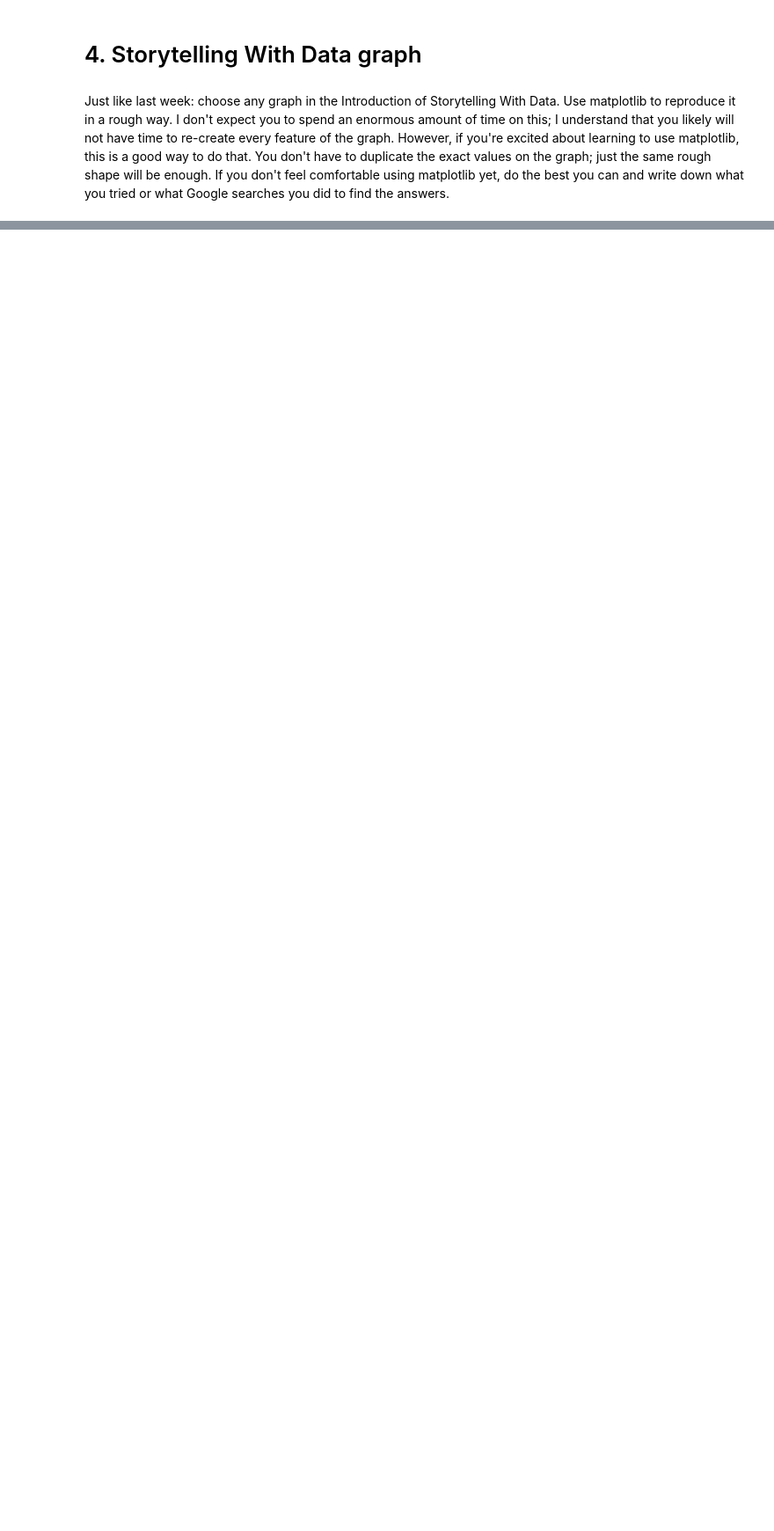
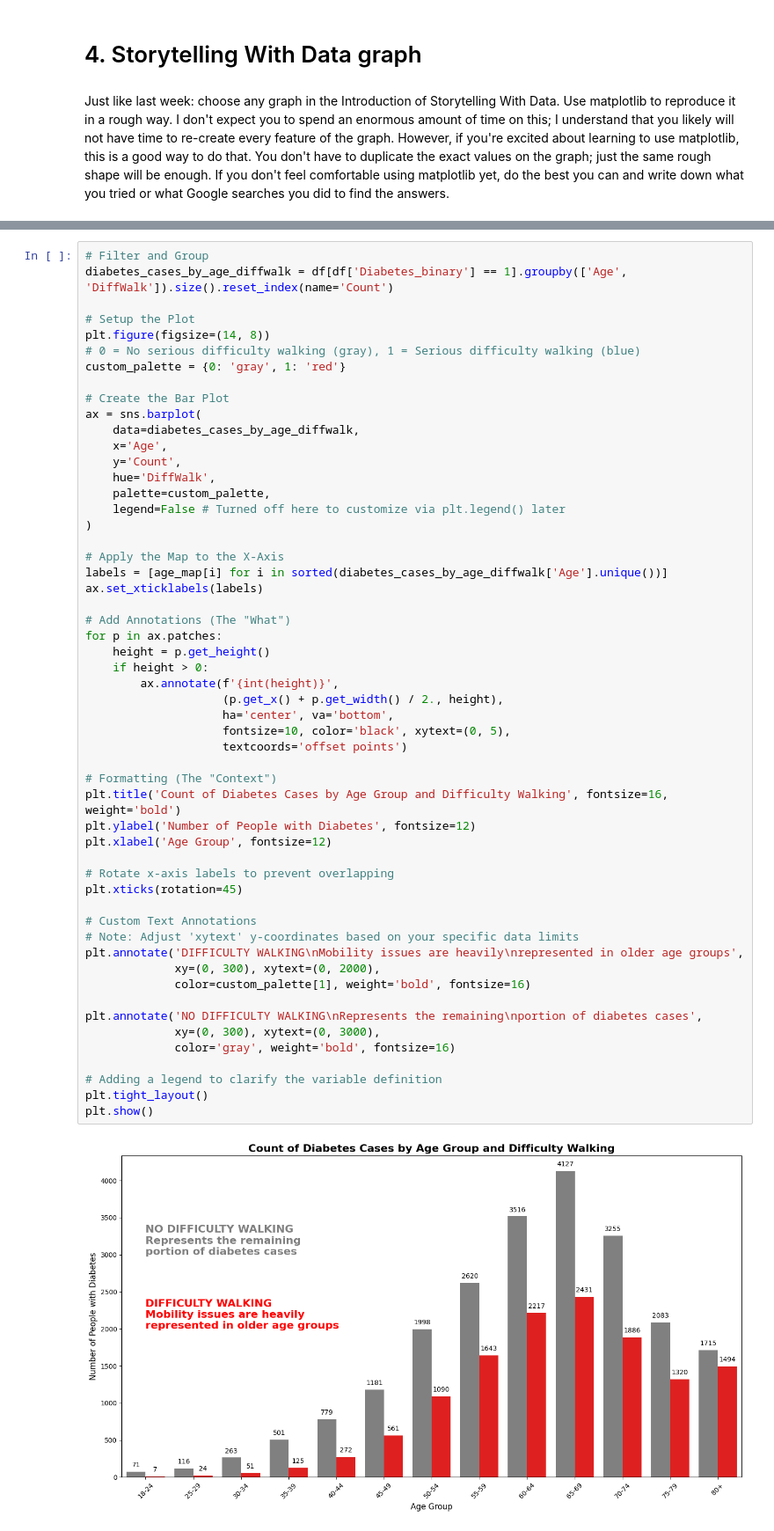
Before and after one commit to wadieabbas/Module-B-semester-2, a Jupyter notebook: OMDS-ModB2-Week2-Abbas-Wadie.ipynb, the cells around one changed output, grey strips where cells are left out. Shown at 88% size. Cells and saved outputs as stored; diff of their text form; blank space fills up the shorter version.

```diff
--- a/OMDS-ModB2-Week2-Abbas-Wadie.ipynb
+++ b/OMDS-ModB2-Week2-Abbas-Wadie.ipynb
@@ -314,3 +310,59 @@ plt.tight_layout() # Ensures labels aren't cut off when saving
 plt.show()
 # %% [output]
 [figure]
+# %%
+# Filter and Group
+diabetes_cases_by_age_diffwalk = df[df['Diabetes_binary'] == 1].groupby(['Age', 'DiffWalk']).size().reset_index(name='Count')
+
+# Setup the Plot
+plt.figure(figsize=(14, 8))
+# 0 = No serious difficulty walking (gray), 1 = Serious difficulty walking (blue)
+custom_palette = {0: 'gray', 1: 'red'}
+
+# Create the Bar Plot
+ax = sns.barplot(
+    data=diabetes_cases_by_age_diffwalk,
+    x='Age',
+    y='Count',
+    hue='DiffWalk',
+    palette=custom_palette,
+    legend=False # Turned off here to customize via plt.legend() later
+)
+
+# Apply the Map to the X-Axis
+labels = [age_map[i] for i in sorted(diabetes_cases_by_age_diffwalk['Age'].unique())]
+ax.set_xticklabels(labels)
+
+# Add Annotations (The "What")
+for p in ax.patches:
+    height = p.get_height()
+    if height > 0:
+        ax.annotate(f'{int(height)}',
+                    (p.get_x() + p.get_width() / 2., height),
+                    ha='center', va='bottom',
+                    fontsize=10, color='black', xytext=(0, 5),
+                    textcoords='offset points')
+
+# Formatting (The "Context")
+plt.title('Count of Diabetes Cases by Age Group and Difficulty Walking', fontsize=16, weight='bold')
+plt.ylabel('Number of People with Diabetes', fontsize=12)
+plt.xlabel('Age Group', fontsize=12)
+
+# Rotate x-axis labels to prevent overlapping
+plt.xticks(rotation=45)
+
+# Custom Text Annotations
+# Note: Adjust 'xytext' y-coordinates based on your specific data limits
+plt.annotate('DIFFICULTY WALKING\nMobility issues are heavily\nrepresented in older age groups',
+             xy=(0, 300), xytext=(0, 2000),
+             color=custom_palette[1], weight='bold', fontsize=16)
+
+plt.annotate('NO DIFFICULTY WALKING\nRepresents the remaining\nportion of diabetes cases',
+             xy=(0, 300), xytext=(0, 3000),
+             color='gray', weight='bold', fontsize=16)
+
+# Adding a legend to clarify the variable definition
+plt.tight_layout()
+plt.show()
+# %% [output]
+[figure, added]
```
Also changed, not shown: parts of 1 cell of this notebook, 3 other files.
